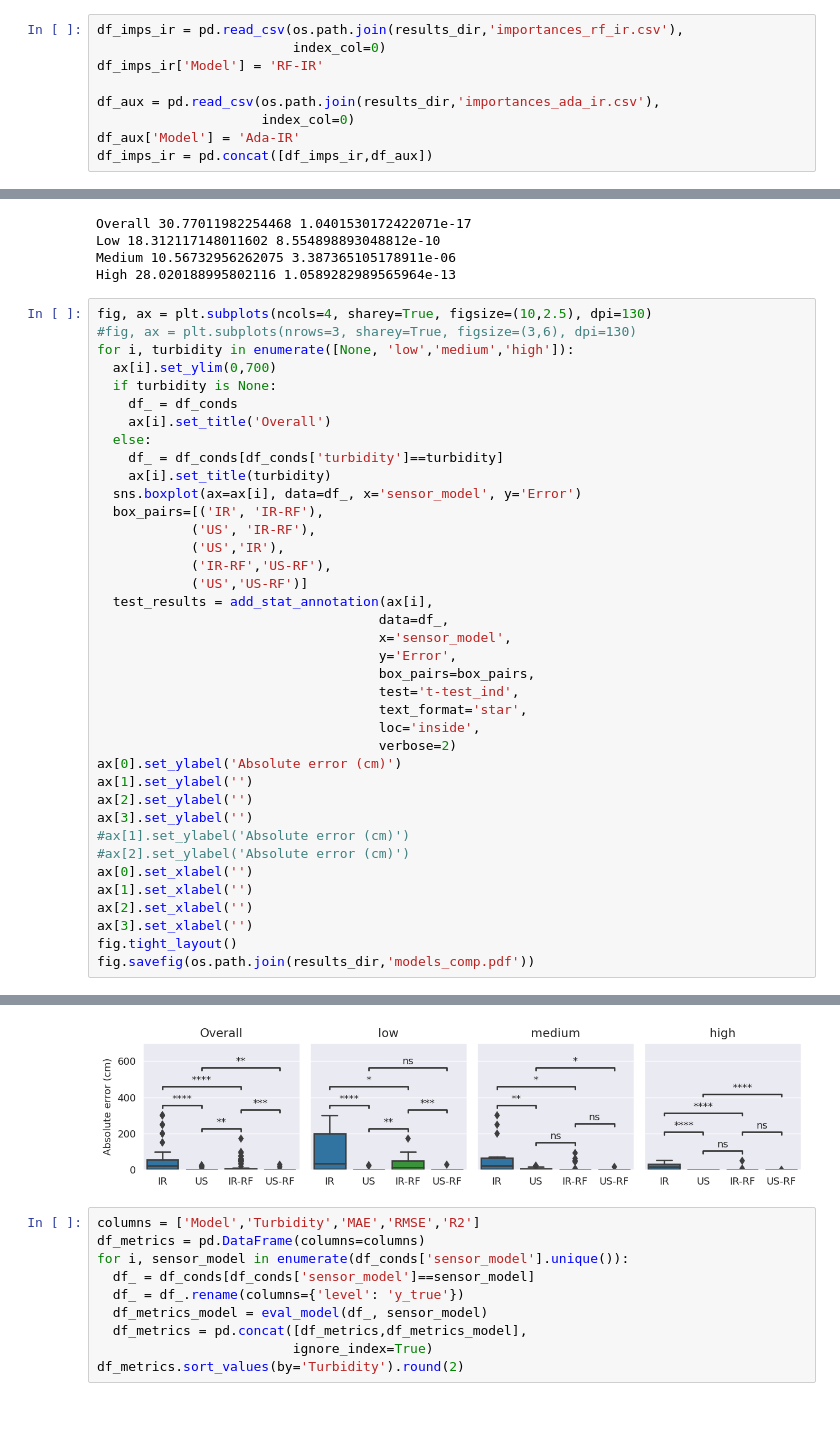
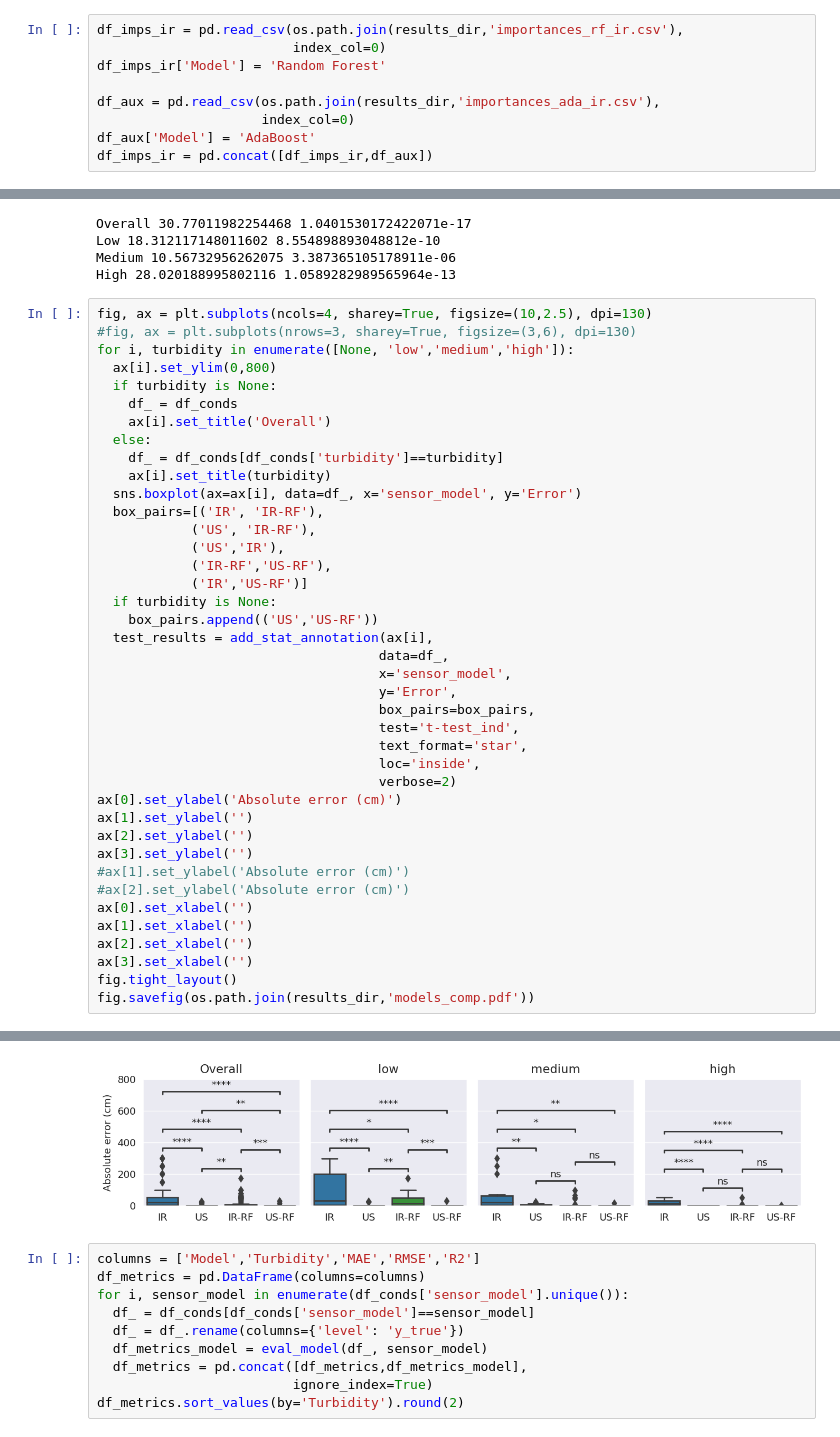
Before and after one commit to cmranieri/water-level-identification, a Jupyter notebook: ml_sensors.ipynb, the cells around one changed output, grey strips where cells are left out. Saved outputs shown, nothing was run; the diff lists cells and outputs as text.

Commit message:
changed figures

```diff
--- a/ml_sensors.ipynb
+++ b/ml_sensors.ipynb
@@ -903,11 +853,11 @@ Ada v.s. RF: t-test paired samples with Bonferroni correction, P_val=1.000e+00 s
 # %%
 df_imps_ir = pd.read_csv(os.path.join(results_dir,'importances_rf_ir.csv'),
                          index_col=0)
-df_imps_ir['Model'] = 'RF-IR'
+df_imps_ir['Model'] = 'Random Forest'
 
 df_aux = pd.read_csv(os.path.join(results_dir,'importances_ada_ir.csv'),
                      index_col=0)
-df_aux['Model'] = 'Ada-IR'
+df_aux['Model'] = 'AdaBoost'
 df_imps_ir = pd.concat([df_imps_ir,df_aux])
 # %%
 df_imps_us = pd.read_csv(os.path.join(results_dir,'importances_rf_us.csv'),
@@ -1106,7 +1056,7 @@ High 28.020188995802116 1.0589282989565964e-13
 fig, ax = plt.subplots(ncols=4, sharey=True, figsize=(10,2.5), dpi=130)
 #fig, ax = plt.subplots(nrows=3, sharey=True, figsize=(3,6), dpi=130)
 for i, turbidity in enumerate([None, 'low','medium','high']):
-  ax[i].set_ylim(0,700)
+  ax[i].set_ylim(0,800)
   if turbidity is None:
     df_ = df_conds
     ax[i].set_title('Overall')
@@ -1118,7 +1068,9 @@ for i, turbidity in enumerate([None, 'low','medium','high']):
             ('US', 'IR-RF'),
             ('US','IR'),
             ('IR-RF','US-RF'),
-            ('US','US-RF')]
+            ('IR','US-RF')]
+  if turbidity is None:
+    box_pairs.append(('US','US-RF'))
   test_results = add_stat_annotation(ax[i],
                                     data=df_,
                                     x='sensor_model',
@@ -1161,4 +1113,4 @@ US v.s. US-RF: t-test independent samples with Bonferroni correction, P_val=1.00
-[figure, old version]
+[figure, new version]
 # %%
 columns = ['Model','Turbidity','MAE','RMSE','R2']
 df_metrics = pd.DataFrame(columns=columns)
```
Also changed, not shown: parts of 3 cells of this notebook, 7 other files.
